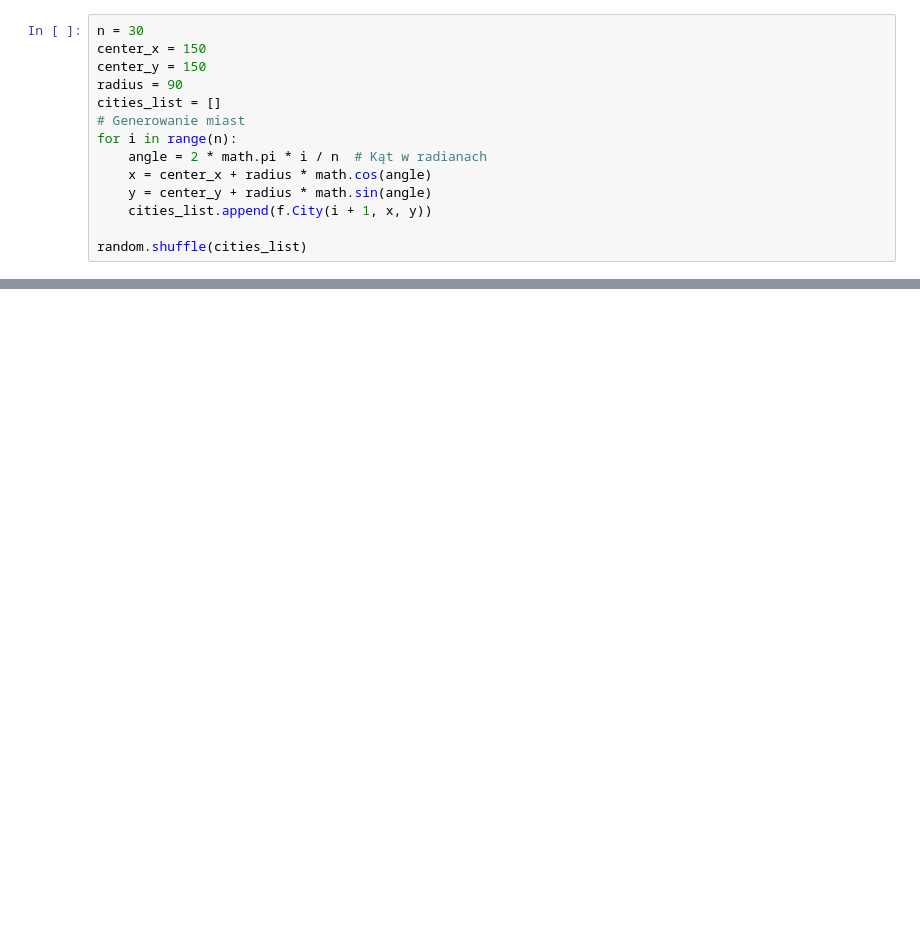
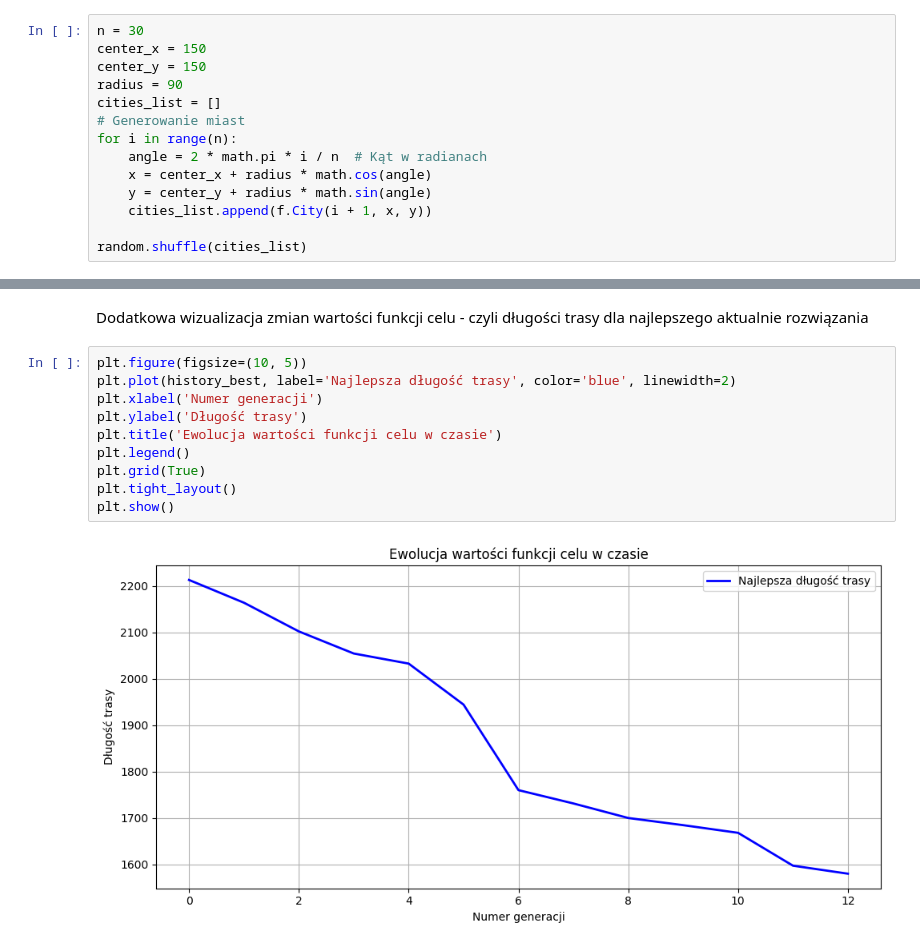
Before and after one commit to sanekjulia/Projects, a Jupyter notebook: genetic algorithm/Algorytm_Genetyczny.ipynb, the cells around one changed output, grey strips where cells are left out. Cells and saved outputs as stored; diff of their text form; blank space fills up the shorter version.

```diff
--- a/genetic algorithm/Algorytm_Genetyczny.ipynb
+++ b/genetic algorithm/Algorytm_Genetyczny.ipynb
@@ -80,0 +90,14 @@ Najlepsza znaleziona ścieżka: 1700.12
+# %% [markdown]
+Dodatkowa wizualizacja zmian wartości funkcji celu - czyli długości trasy dla najlepszego aktualnie rozwiązania
+# %%
+plt.figure(figsize=(10, 5))
+plt.plot(history_best, label='Najlepsza długość trasy', color='blue', linewidth=2)
+plt.xlabel('Numer generacji')
+plt.ylabel('Długość trasy')
+plt.title('Ewolucja wartości funkcji celu w czasie')
+plt.legend()
+plt.grid(True)
+plt.tight_layout()
+plt.show()
+# %% [output]
+[figure, added]
```
Also changed, not shown: parts of 16 cells of this notebook, 1 other file.
